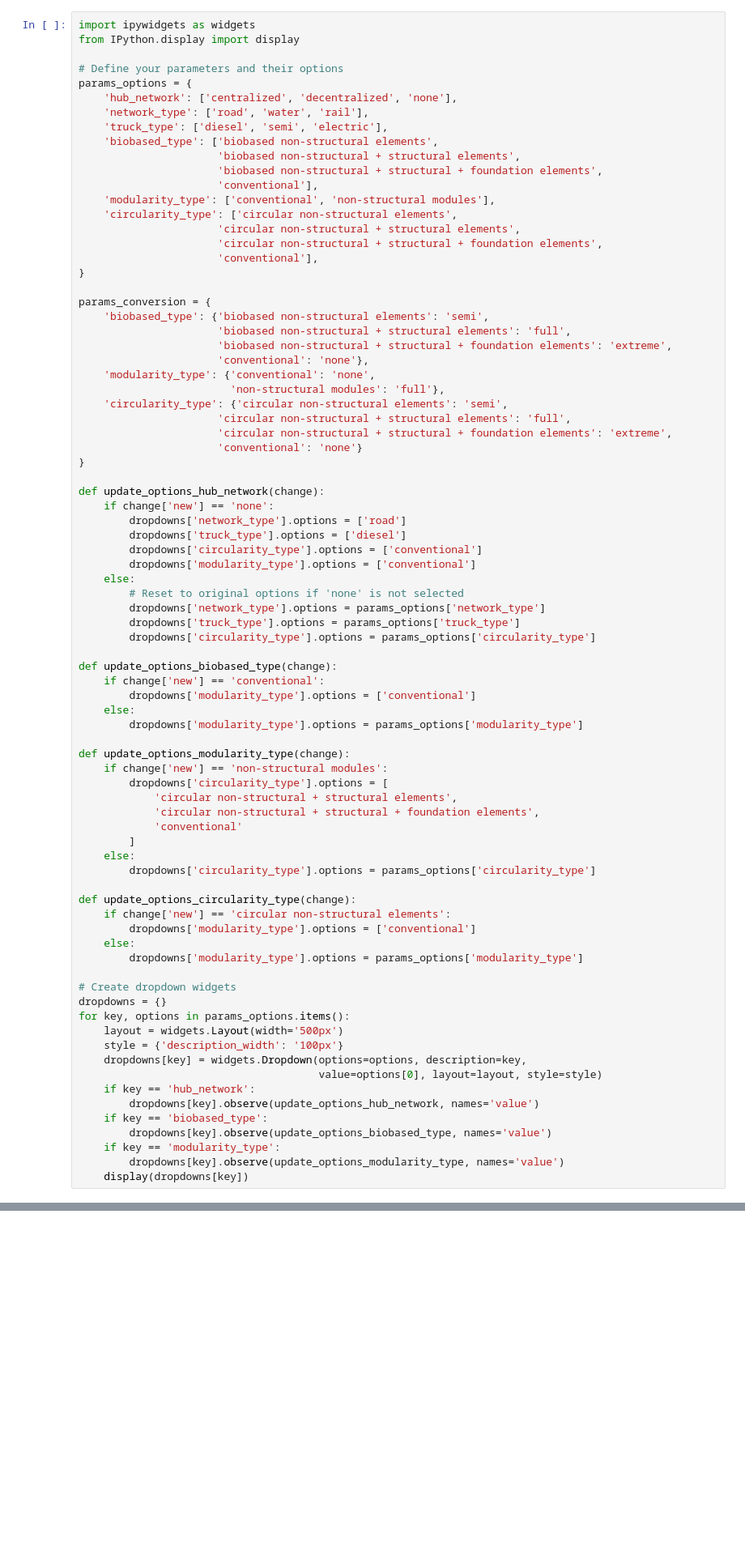
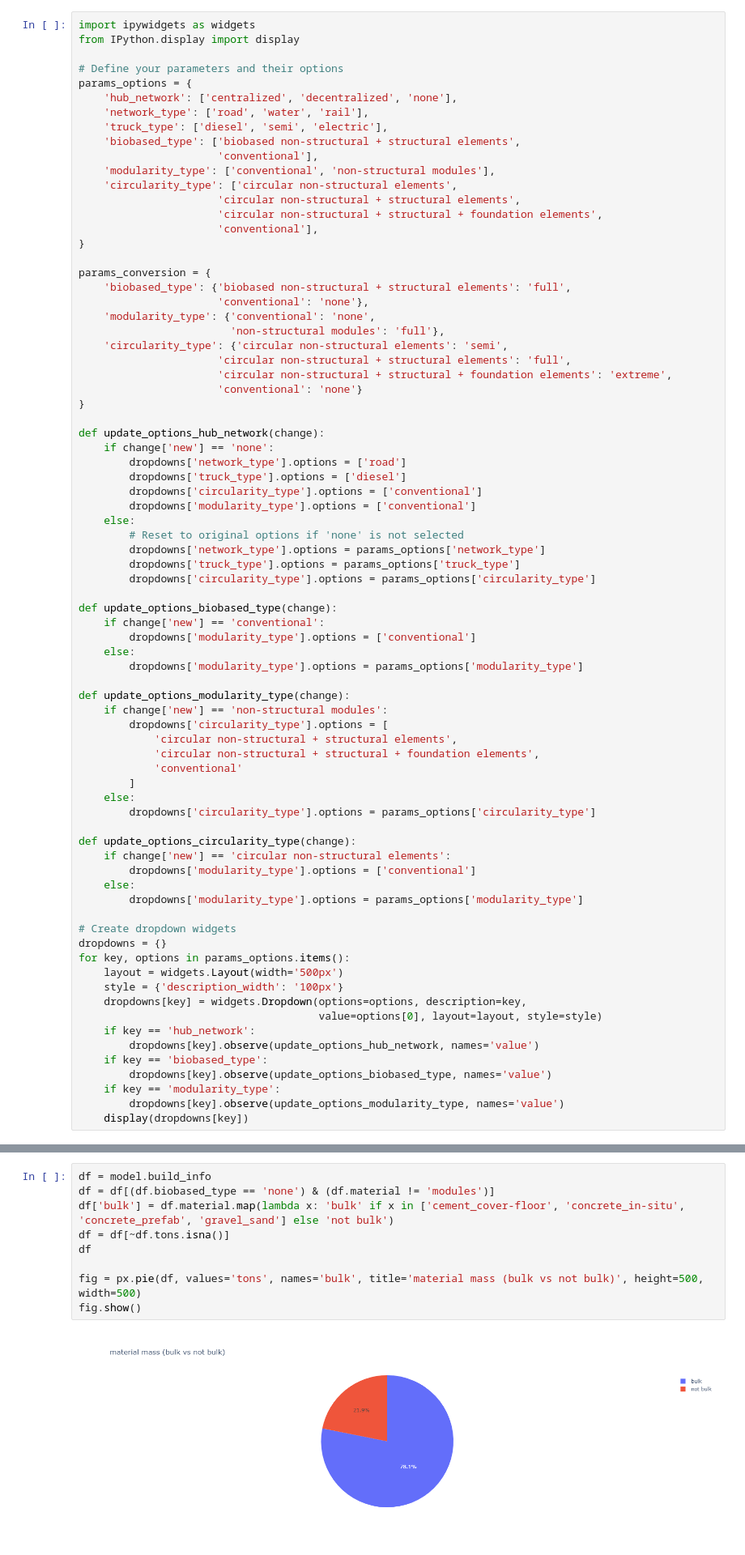
Before and after one commit to TanyaTsui/bimzec, a Jupyter notebook: model.ipynb, the cells around one changed output, grey strips where cells are left out. Shown at 81% size. Drawn from its saved outputs; the diff is of its cells as text; blank space fills up the shorter version.

```diff
--- a/model.ipynb
+++ b/model.ipynb
@@ -1152,9 +1257,7 @@ params_options = {
     'hub_network': ['centralized', 'decentralized', 'none'],
     'network_type': ['road', 'water', 'rail'],
     'truck_type': ['diesel', 'semi', 'electric'],
-    'biobased_type': ['biobased non-structural elements',
-                      'biobased non-structural + structural elements',
-                      'biobased non-structural + structural + foundation elements',
+    'biobased_type': ['biobased non-structural + structural elements',
                       'conventional'],
     'modularity_type': ['conventional', 'non-structural modules'],
     'circularity_type': ['circular non-structural elements',
@@ -1164,9 +1267,7 @@ params_options = {
 }
 
 params_conversion = {
-    'biobased_type': {'biobased non-structural elements': 'semi',
-                      'biobased non-structural + structural elements': 'full',
-                      'biobased non-structural + structural + foundation elements': 'extreme',
+    'biobased_type': {'biobased non-structural + structural elements': 'full',
                       'conventional': 'none'},
     'modularity_type': {'conventional': 'none',
                         'non-structural modules': 'full'},
@@ -1361,0 +1546,11 @@ sending materials to client ...
+# %%
+df = model.build_info
+df = df[(df.biobased_type == 'none') & (df.material != 'modules')]
+df['bulk'] = df.material.map(lambda x: 'bulk' if x in ['cement_cover-floor', 'concrete_in-situ', 'concrete_prefab', 'gravel_sand'] else 'not bulk')
+df = df[~df.tons.isna()]
+df
+
+fig = px.pie(df, values='tons', names='bulk', title='material mass (bulk vs not bulk)', height=500, width=500)
+fig.show()
+# %% [output]
+[figure, added]
```
Also changed, not shown: parts of 17 cells of this notebook, 27 other files.
